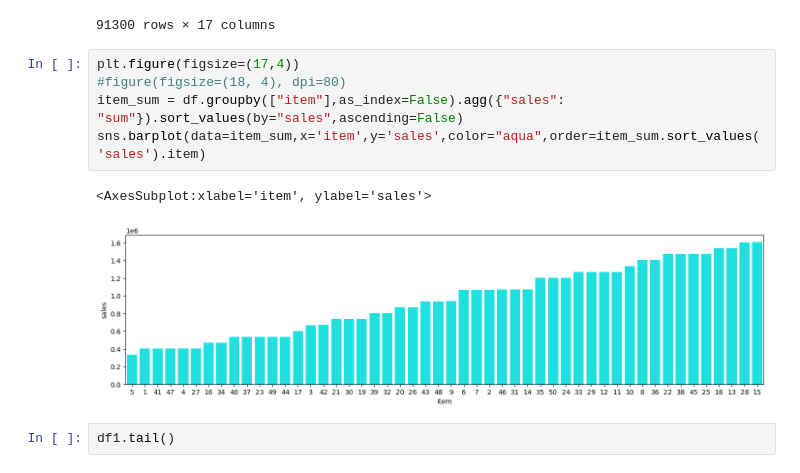
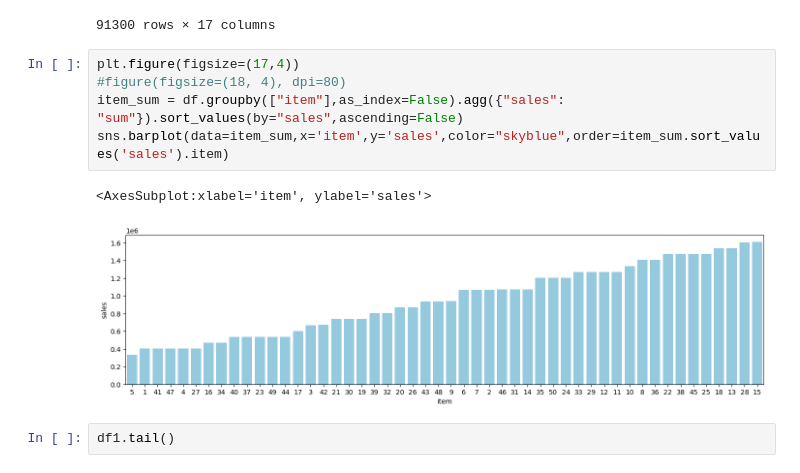
Before and after one commit to Navaneeth124/Item_demand_forcasting, a Jupyter notebook: item demand forcasting.ipynb, the cells around one changed output. Saved outputs shown, nothing was run; the diff lists cells and outputs as text.

```diff
--- a/item demand forcasting.ipynb
+++ b/item demand forcasting.ipynb
@@ -130,11 +142,11 @@ df1.groupby(['item','date']).mean().reset_index()
 # %%
 plt.figure(figsize=(17,4))
 #figure(figsize=(18, 4), dpi=80)
 item_sum = df.groupby(["item"],as_index=False).agg({"sales": "sum"}).sort_values(by="sales",ascending=False)
-sns.barplot(data=item_sum,x='item',y='sales',color="aqua",order=item_sum.sort_values('sales').item)
+sns.barplot(data=item_sum,x='item',y='sales',color="skyblue",order=item_sum.sort_values('sales').item)
 # %% [output]
 <AxesSubplot:xlabel='item', ylabel='sales'>
-[figure, old version]
+[figure, new version]
 # %%
 df1.tail()
 # %% [output]
```
Also changed, not shown: parts of 5 cells of this notebook.
